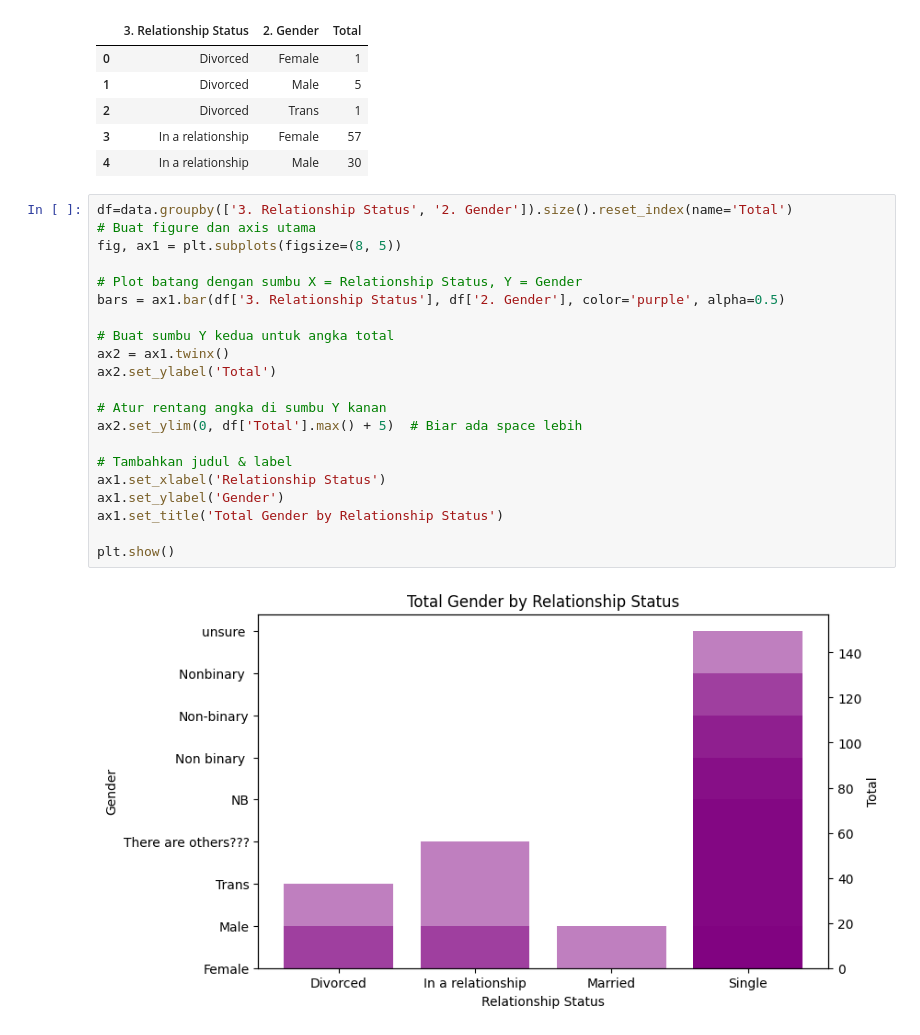
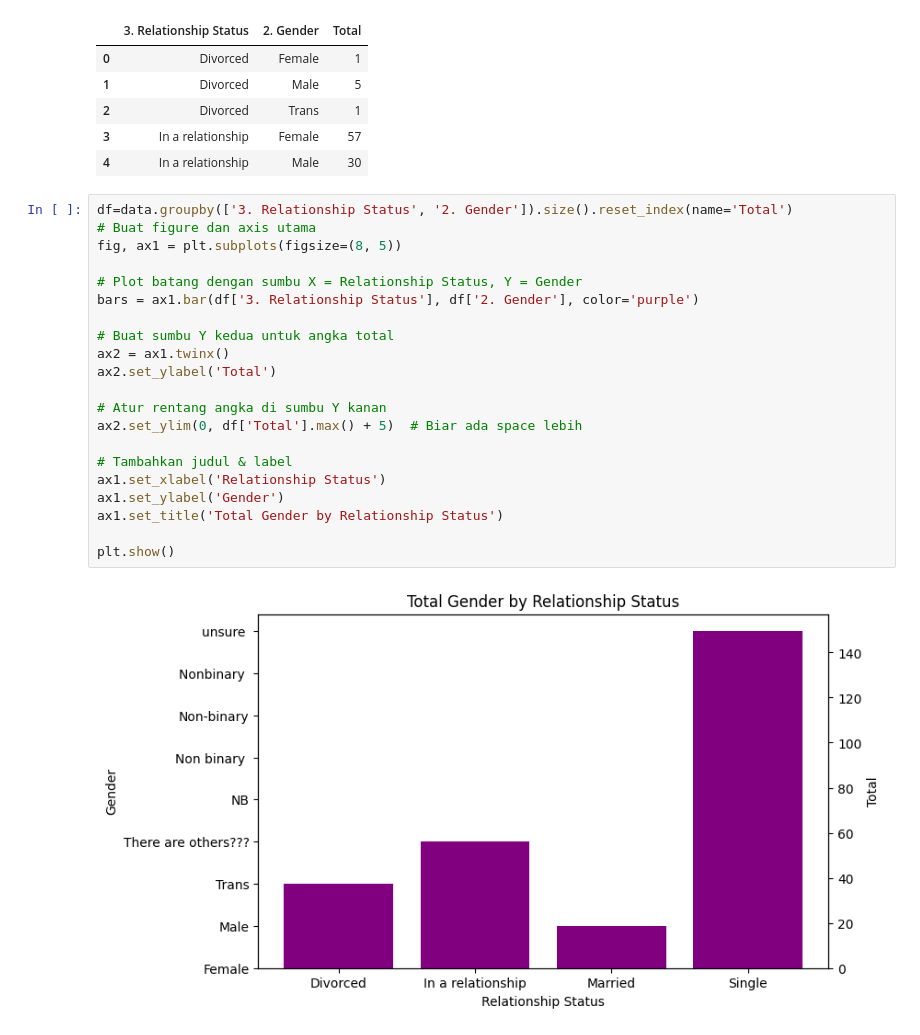
Before and after one commit to dhivarukha/task-bootcamp, a Jupyter notebook: Mental_Health_Data.ipynb, the cells around one changed output. Saved outputs shown, nothing was run; the diff lists cells and outputs as text.

```diff
--- a/Mental_Health_Data.ipynb
+++ b/Mental_Health_Data.ipynb
@@ -101,23 +103,23 @@ df.head()
 # %%
 df=data.groupby(['3. Relationship Status', '2. Gender']).size().reset_index(name='Total')
 # Buat figure dan axis utama
 fig, ax1 = plt.subplots(figsize=(8, 5))
 
 # Plot batang dengan sumbu X = Relationship Status, Y = Gender
-bars = ax1.bar(df['3. Relationship Status'], df['2. Gender'], color='purple', alpha=0.5)
+bars = ax1.bar(df['3. Relationship Status'], df['2. Gender'], color='purple')
 
 # Buat sumbu Y kedua untuk angka total
 ax2 = ax1.twinx()
 ax2.set_ylabel('Total')
 
 # Atur rentang angka di sumbu Y kanan
 ax2.set_ylim(0, df['Total'].max() + 5)  # Biar ada space lebih
 
 # Tambahkan judul & label
 ax1.set_xlabel('Relationship Status')
 ax1.set_ylabel('Gender')
 ax1.set_title('Total Gender by Relationship Status')
 
 plt.show()
 # %% [output]
-[figure, old version]
+[figure, new version]
```
Also changed, not shown: parts of 11 cells of this notebook.
